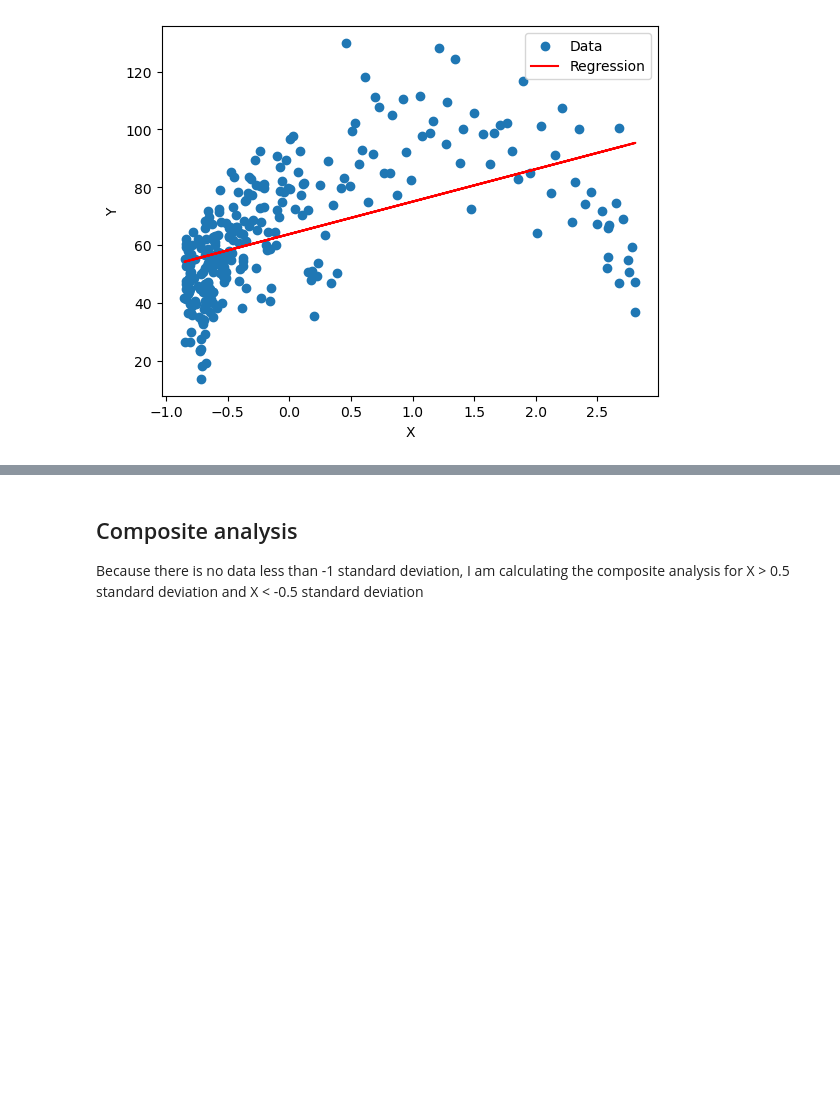
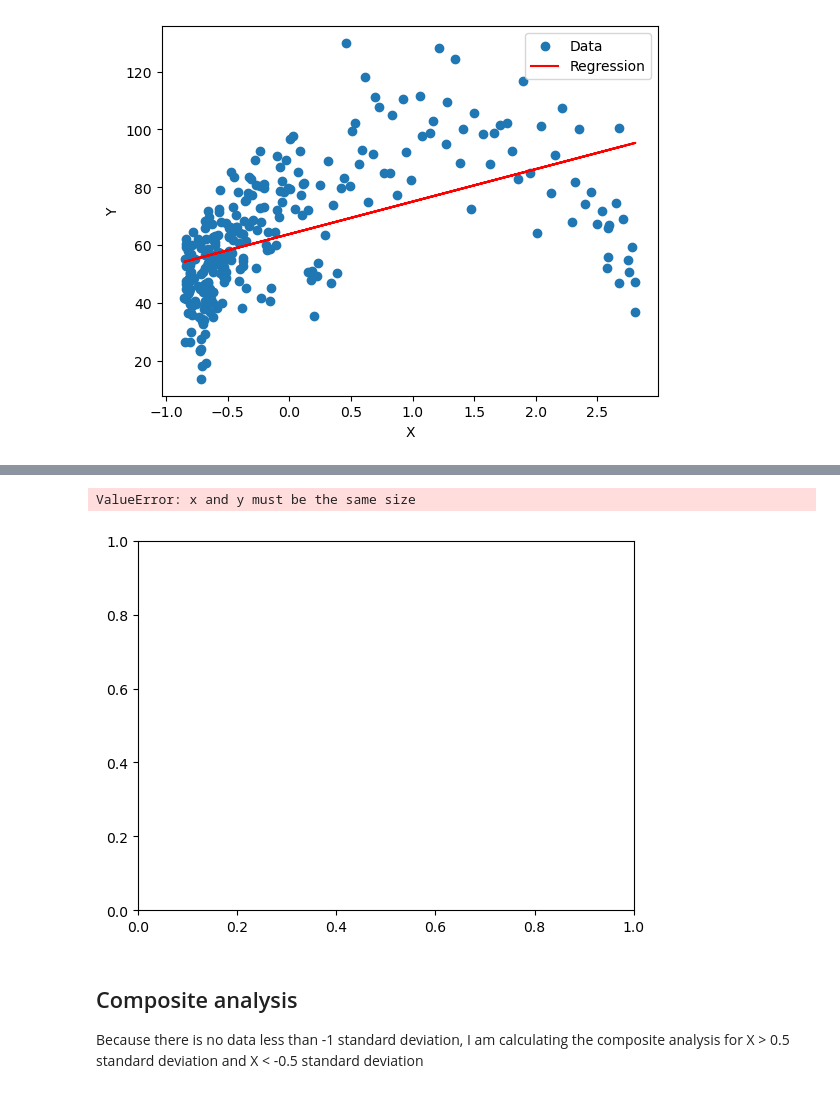
Before and after one commit to masoud-akbarzadeh/Objective_analysis_HW, a Jupyter notebook: hw3_Obj_A/hw3_pr2_obj_a.ipynb, the cells around one changed output, grey strips where cells are left out. Saved outputs shown, nothing was run; the diff lists cells and outputs as text; code cells hidden in the pictures; blank space fills up the shorter version.

```diff
--- a/hw3_Obj_A/hw3_pr2_obj_a.ipynb
+++ b/hw3_Obj_A/hw3_pr2_obj_a.ipynb
@@ -164,3 +171,15 @@ plt.show()
+# %%
+# plotting the data
+plt.scatter(RH, CHN, label='Data')
+plt.plot(X, regression_2[0] * X**2 + regression_2[1] * X + regression_2[2], color='red', label='Regression')
+plt.xlabel('X')
+plt.ylabel('Y')
+plt.suptitle('RH vs CHN')
+plt.legend()
+plt.show()
+# %% [output]
+ValueError: x and y must be the same size
+[figure, added]
 # %% [markdown]
 ## Composite analysis
 Because there is no data less than -1 standard deviation, I am calculating the composite analysis for X > 0.5 standard deviation and X < -0.5 standard deviation
```
Also changed, not shown: parts of 4 cells of this notebook, 2 other files.
